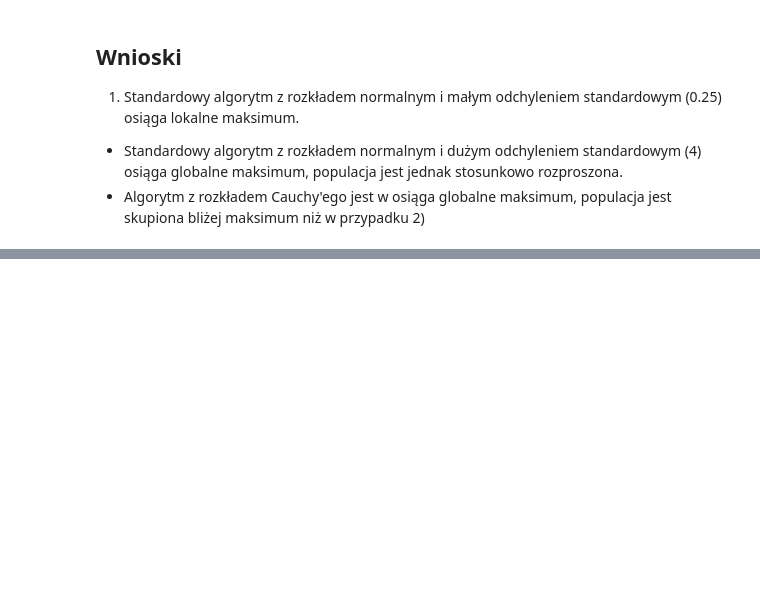
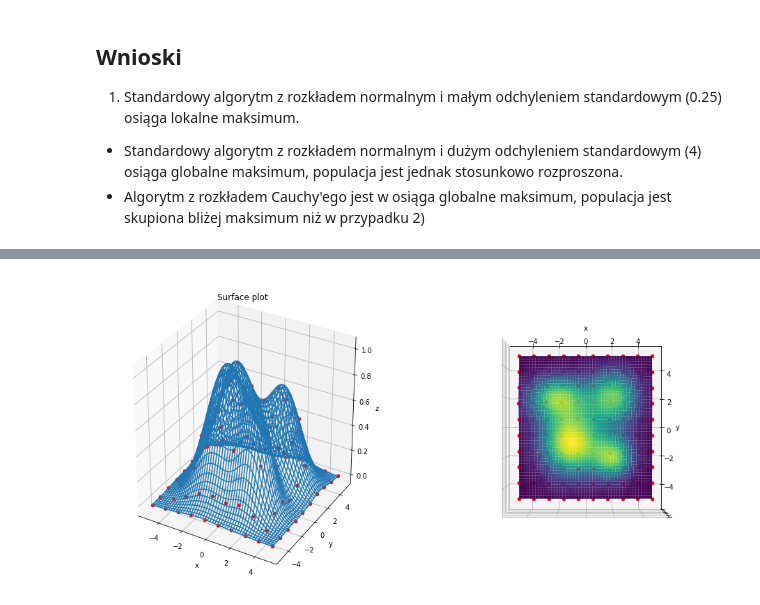
Before and after one commit to adamnapieralski/pszt-evolutionary-cauchy-searching, a Jupyter notebook: EvolutionPreview.ipynb, the cells around one changed output, grey strips where cells are left out. Saved outputs shown, nothing was run; the diff lists cells and outputs as text; code cells hidden in the pictures; blank space fills up the shorter version.

```diff
--- a/EvolutionPreview.ipynb
+++ b/EvolutionPreview.ipynb
@@ -227,0 +270,37 @@ plot_populations(cauchy_populations)
+# %%
+k = 10
+xvalues = np.array(np.linspace(-5, 5, k))
+yvalues =  xvalues
+
+xx, yy = np.meshgrid(xvalues, yvalues, indexing='ij')
+population = np.array([xx, yy]).transpose(1, 2, 0).reshape(k**2, 2)
+zz = four_gauss(xx, yy)
+# %%
+x = np.outer(np.linspace(-5, 5, 50), np.ones(50))
+y = x.copy().T # transpose
+z = four_gauss(x, y)
+
+fig = plt.figure(figsize=(16, 8))
+
+ax = fig.add_subplot(1, 2, 1, projection='3d')
+ax.plot_wireframe(x, y, z)
+# ax.plot_surface(x, y, z,cmap='viridis', edgecolor='none')
+ax.scatter(xx, yy, zz, color='r', depthshade=False)
+ax.set_title('Surface plot')
+ax.set_xlabel('x')
+ax.set_ylabel('y')
+ax.set_zlabel('z')
+
+
+ax2 = fig.add_subplot(1, 2, 2, projection='3d')
+ax2.view_init(azim=-90, elev=90)
+# ax.plot_wireframe(x, y, z)
+ax2.plot_surface(x, y, z, cmap='viridis', edgecolor='none')
+ax2.scatter(xx, yy, zz, color='r', depthshade=False)
+ax2.zaxis.set_ticklabels([])
+ax2.set_xlabel('x')
+ax2.set_ylabel('y')
+
+plt.show()
+# %% [output]
+[figure, added]
```
Also changed, not shown: parts of 16 cells of this notebook.
